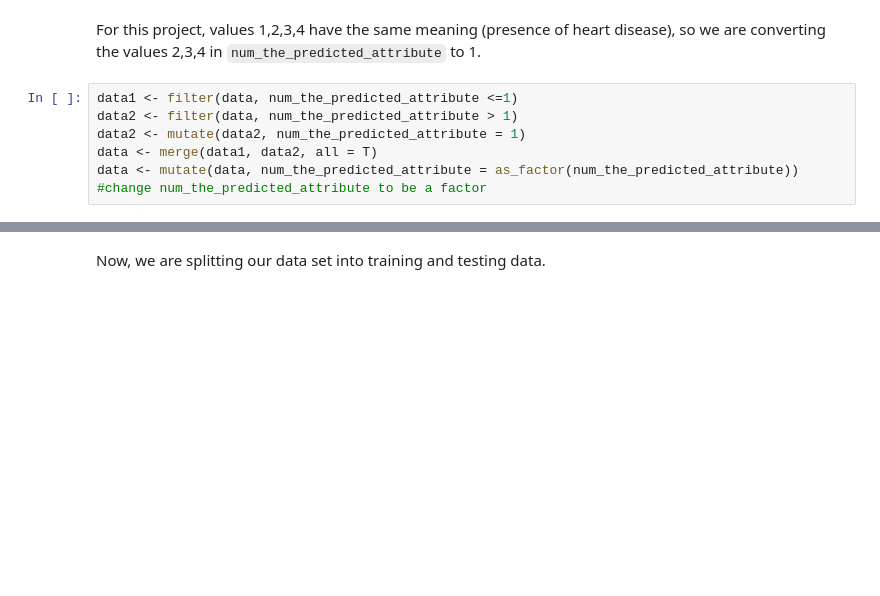
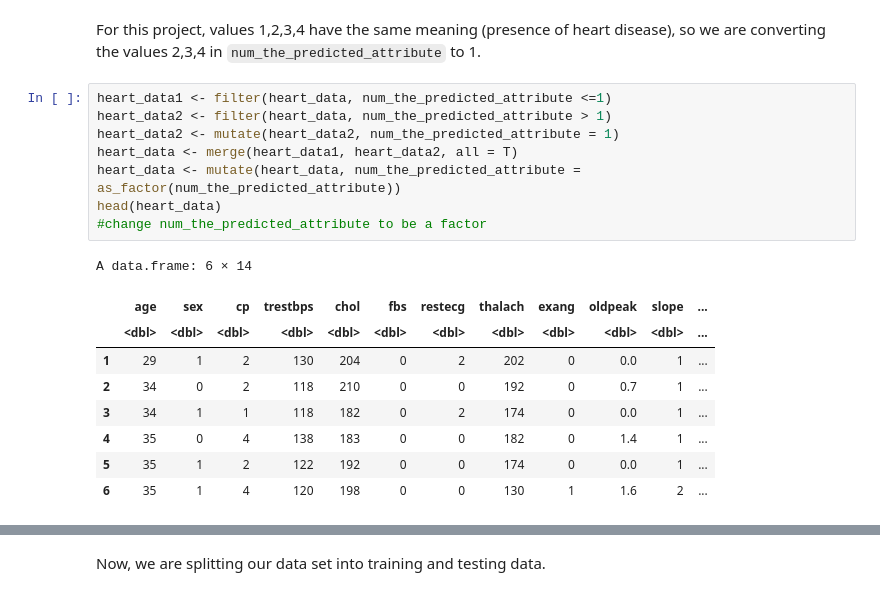
Before and after one commit to ggzggzggzggz/dsci-100-2022w1-group-083, a Jupyter notebook: group_project_proposal.ipynb, the cells around one changed output, grey strips where cells are left out. Saved outputs shown, nothing was run; the diff lists cells and outputs as text; blank space fills up the shorter version.

```diff
--- a/group_project_proposal.ipynb
+++ b/group_project_proposal.ipynb
@@ -59,11 +69,22 @@ dbl (12): age, sex, cp, trestbps, chol, fbs, restecg, thalach, exang, oldpea...
 # %% [markdown]
 For this project, values 1,2,3,4 have the same meaning (presence of heart disease), so we are converting the values 2,3,4 in `num_the_predicted_attribute` to 1.
 # %%
-data1 <- filter(data, num_the_predicted_attribute <=1)
-data2 <- filter(data, num_the_predicted_attribute > 1)
-data2 <- mutate(data2, num_the_predicted_attribute = 1)
-data <- merge(data1, data2, all = T)
-data <- mutate(data, num_the_predicted_attribute = as_factor(num_the_predicted_attribute))
+heart_data1 <- filter(heart_data, num_the_predicted_attribute <=1)
+heart_data2 <- filter(heart_data, num_the_predicted_attribute > 1)
+heart_data2 <- mutate(heart_data2, num_the_predicted_attribute = 1)
+heart_data <- merge(heart_data1, heart_data2, all = T)
+heart_data <- mutate(heart_data, num_the_predicted_attribute = as_factor(num_the_predicted_attribute))
+head(heart_data)
 #change num_the_predicted_attribute to be a factor
+# %% [output]
+A data.frame: 6 × 14
+|  | age | sex | cp | trestbps | chol | fbs | restecg | thalach | exang | oldpeak | slope | ... |
+|  | <dbl> | <dbl> | <dbl> | <dbl> | <dbl> | <dbl> | <dbl> | <dbl> | <dbl> | <dbl> | <dbl> | ... |
+| 1 | 29 | 1 | 2 | 130 | 204 | 0 | 2 | 202 | 0 | 0.0 | 1 | ... |
+| 2 | 34 | 0 | 2 | 118 | 210 | 0 | 0 | 192 | 0 | 0.7 | 1 | ... |
+| 3 | 34 | 1 | 1 | 118 | 182 | 0 | 2 | 174 | 0 | 0.0 | 1 | ... |
+| 4 | 35 | 0 | 4 | 138 | 183 | 0 | 0 | 182 | 0 | 1.4 | 1 | ... |
+| 5 | 35 | 1 | 2 | 122 | 192 | 0 | 0 | 174 | 0 | 0.0 | 1 | ... |
+| 6 | 35 | 1 | 4 | 120 | 198 | 0 | 0 | 130 | 1 | 1.6 | 2 | ... |
 # %%
 #Selecting only the columns we need
```
Also changed, not shown: parts of 7 cells of this notebook.
